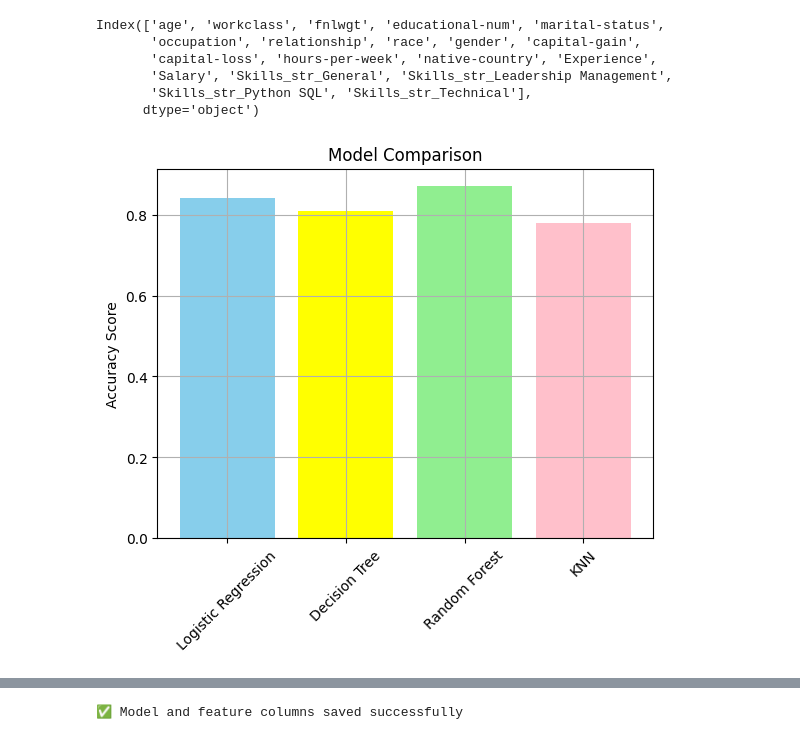
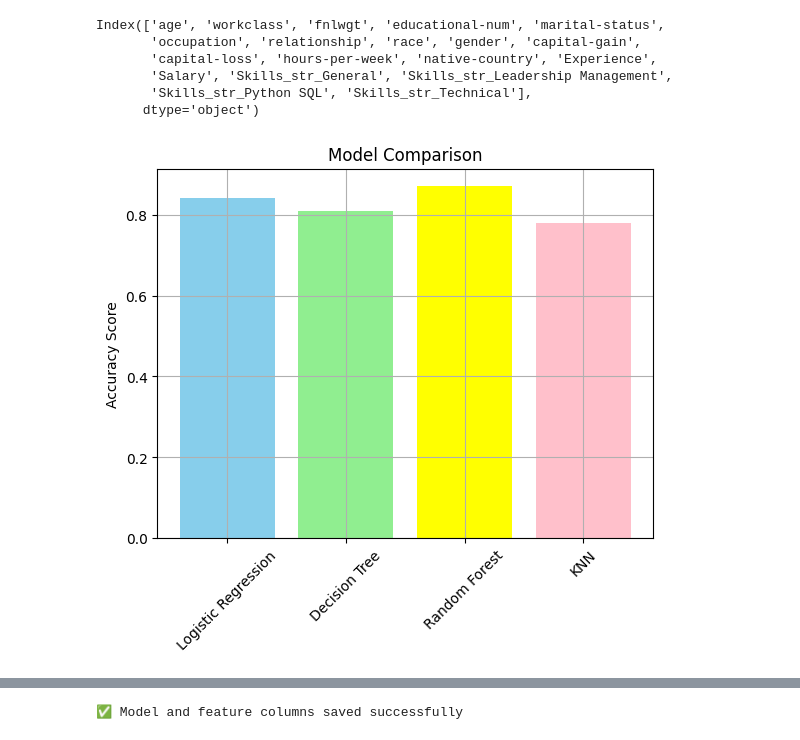
Before and after one commit to Ojas-597/Employee-Salary-Predictor-, a Jupyter notebook: employee_salary_predictor.ipynb, the cells around one changed output, grey strips where cells are left out. Drawn from its saved outputs; the diff is of its cells as text; code cells hidden in the pictures.

```diff
--- a/employee_salary_predictor.ipynb
+++ b/employee_salary_predictor.ipynb
@@ -354,11 +353,11 @@ results = {
 }
 # %%
 import matplotlib.pyplot as plt
-plt.bar(results.keys(), results.values(), color=['skyblue','yellow','lightgreen' ,'pink'])
+plt.bar(results.keys(), results.values(), color=['skyblue','lightgreen','yellow','pink'])
 plt.ylabel('Accuracy Score')
 plt.title('Model Comparison')
 plt.xticks(rotation=45)
 plt.grid(True)
 plt.show()
 # %% [output]
-[figure, old version]
+[figure, new version]
```
Also changed, not shown: parts of 19 cells of this notebook.
